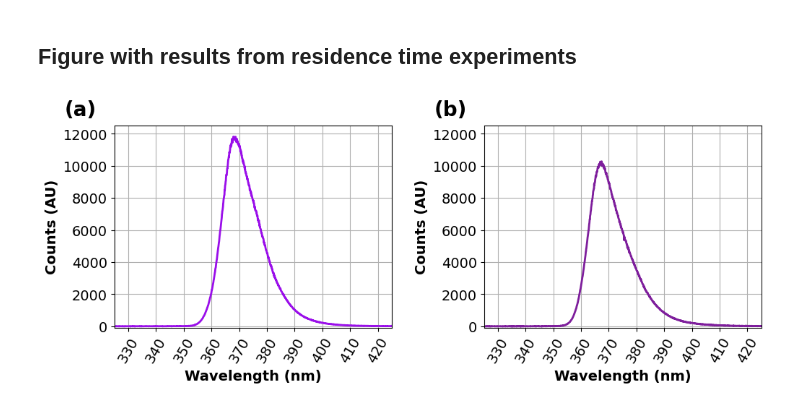
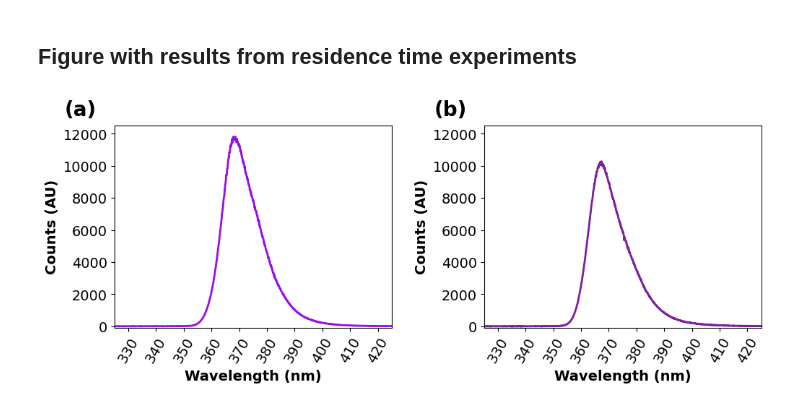
Before and after one commit to richardsrandall/Fall-2024-Cl2, a Jupyter notebook: _combined_plots/paper_plots_v1/figure_led_spectra.ipynb, the cells around one changed output. Drawn from its saved outputs; the diff is of its cells as text; code cells hidden in the pictures.

Commit message:
Take away grids on LED Spectra.

```diff
--- a/_combined_plots/paper_plots_v1/figure_led_spectra.ipynb
+++ b/_combined_plots/paper_plots_v1/figure_led_spectra.ipynb
@@ -23,27 +23,27 @@ cl2_experiment_constants = get_cl2_experiment_constants() #Ignore yellow underli
 # %%
 high_flux = pd.read_csv("./led_spectra/high-flux.txt",sep="\t", names=["Wavelength","Counts"], skiprows=14)
 high_flux_bkg = pd.read_csv("./led_spectra/high-flux-baseline.txt",sep="\t", names=["Wavelength","Counts"], skiprows=14)
 low_flux = pd.read_csv("./led_spectra/low-flux.txt",sep="\t", names=["Wavelength","Counts"], skiprows=14)
 low_flux_bkg = pd.read_csv("./led_spectra/low-flux-baseline.txt",sep="\t", names=["Wavelength","Counts"], skiprows=14)
 
 (fig, (ax_a, ax_b)) = plt.subplots(1,2,figsize=(10,4))
 ax_a.text(-0.18,1.05, "(a)", transform=ax_a.transAxes, size=plot_default_properties['subplot_letter_size'], weight='bold')
 ax_b.text(-0.18,1.05, "(b)", transform=ax_b.transAxes, size=plot_default_properties['subplot_letter_size'], weight='bold')
 ax_a.plot(low_flux['Wavelength'], low_flux['Counts']-low_flux_bkg['Counts'],linewidth=2,color='xkcd:violet')
 ax_b.plot(high_flux['Wavelength'], high_flux['Counts']-high_flux_bkg['Counts'],linewidth=2,color='xkcd:purple')
 
 for ax in (ax_a, ax_b):
     ax.set_xlim(325,425)
     ax.set_ylim(-100,12500)
     ax.set_xticks(np.linspace(330,420,10))
-    ax.grid('both')
+    #ax.grid('both')
     ax.tick_params('x',rotation=60)
     ax.set_xlabel("Wavelength (nm)",weight='bold')
 ax_a.set_ylabel("Counts (AU)",weight='bold')
 ax_b.set_ylabel("\nCounts (AU)",weight='bold')
 
 plt.savefig('exported_images/led_spectra.png', bbox_inches='tight',dpi=300)
 plt.show()
 pass
 # %% [output]
-[figure, old version]
+[figure, new version]
```
Also changed, not shown: 1 other file.
